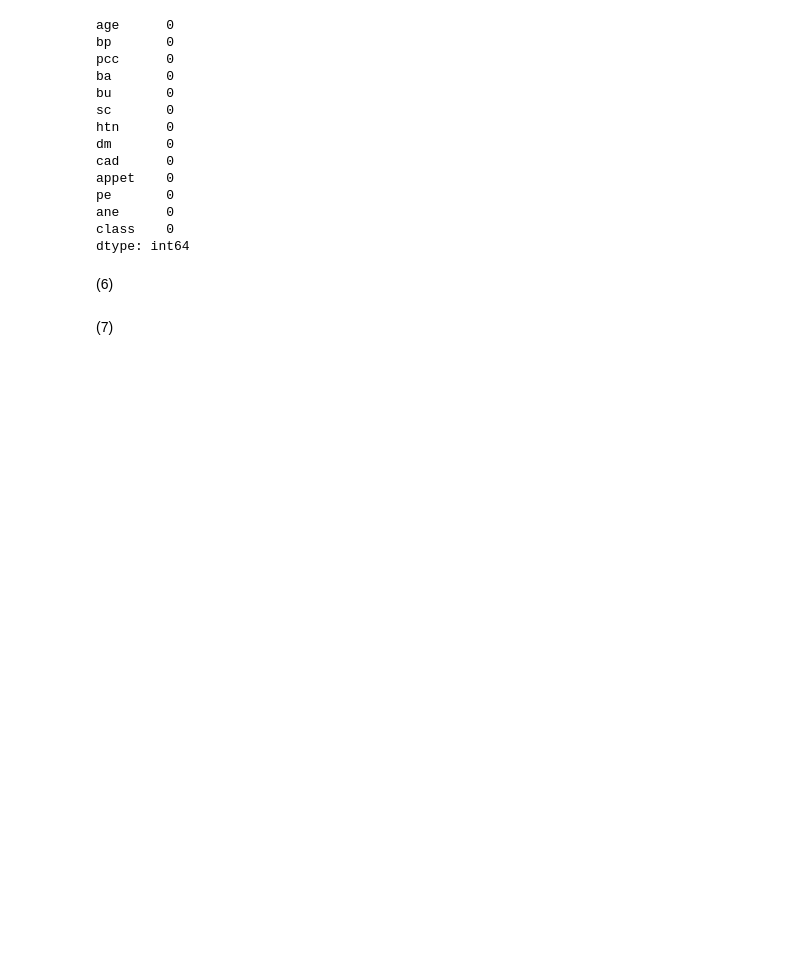
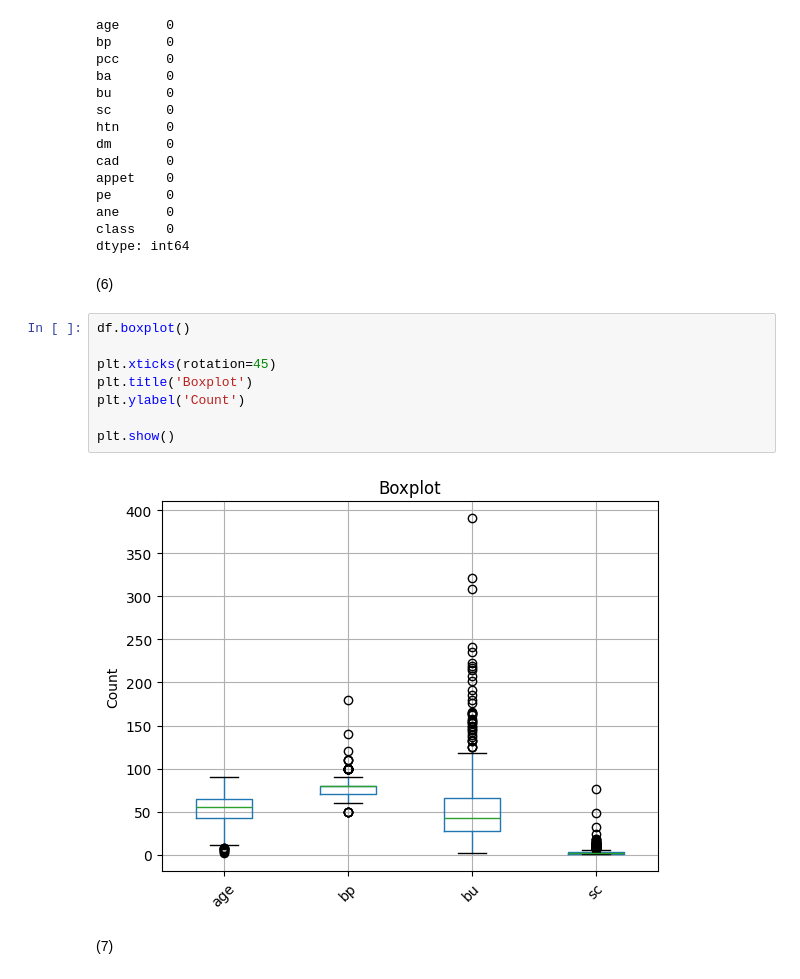
Before and after one commit to chenx333/Chronic-Kidney-Disease-Classification-Challenge, a Jupyter notebook: assignment6.ipynb, the cells around one changed output. Saved outputs shown, nothing was run; the diff lists cells and outputs as text; blank space fills up the shorter version.

Commit message:
Question 6: Show the outliers

```diff
--- a/assignment6.ipynb
+++ b/assignment6.ipynb
@@ -344,6 +345,16 @@ class    0
 dtype: int64
 # %% [markdown]
 (6)
+# %%
+df.boxplot()
+
+plt.xticks(rotation=45)
+plt.title('Boxplot')
+plt.ylabel('Count')
+
+plt.show()
+# %% [output]
+[figure, added]
 # %% [markdown]
 (7)
 # %% [markdown]
```
Also changed, not shown: parts of 2 cells of this notebook, 3 other files.
